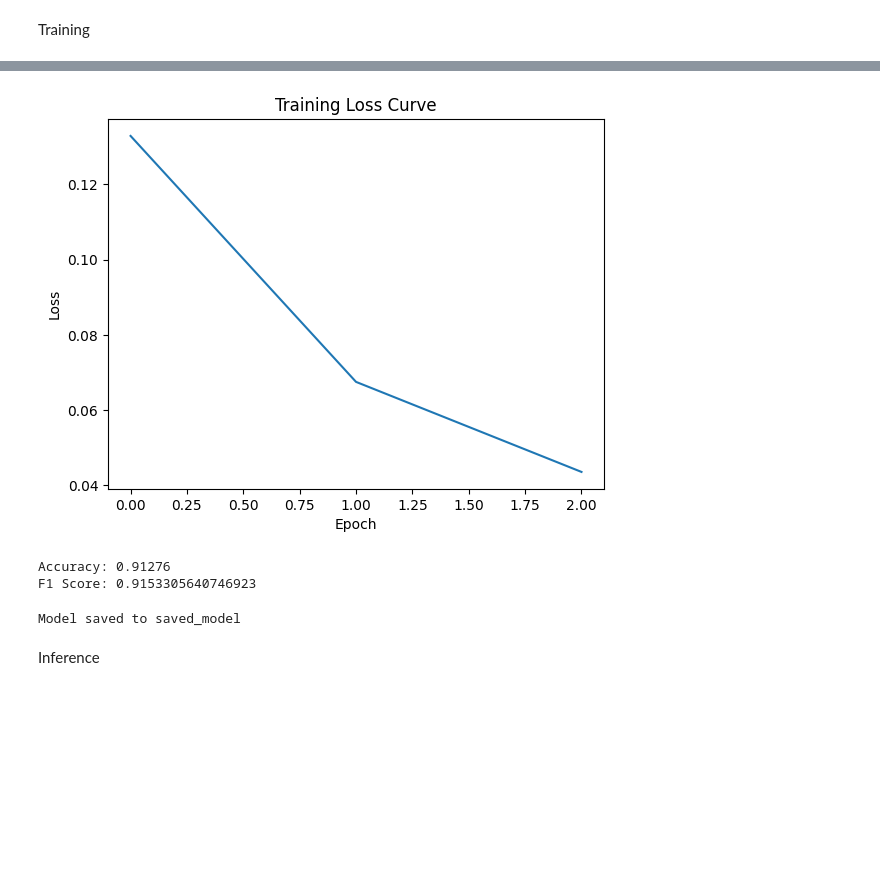
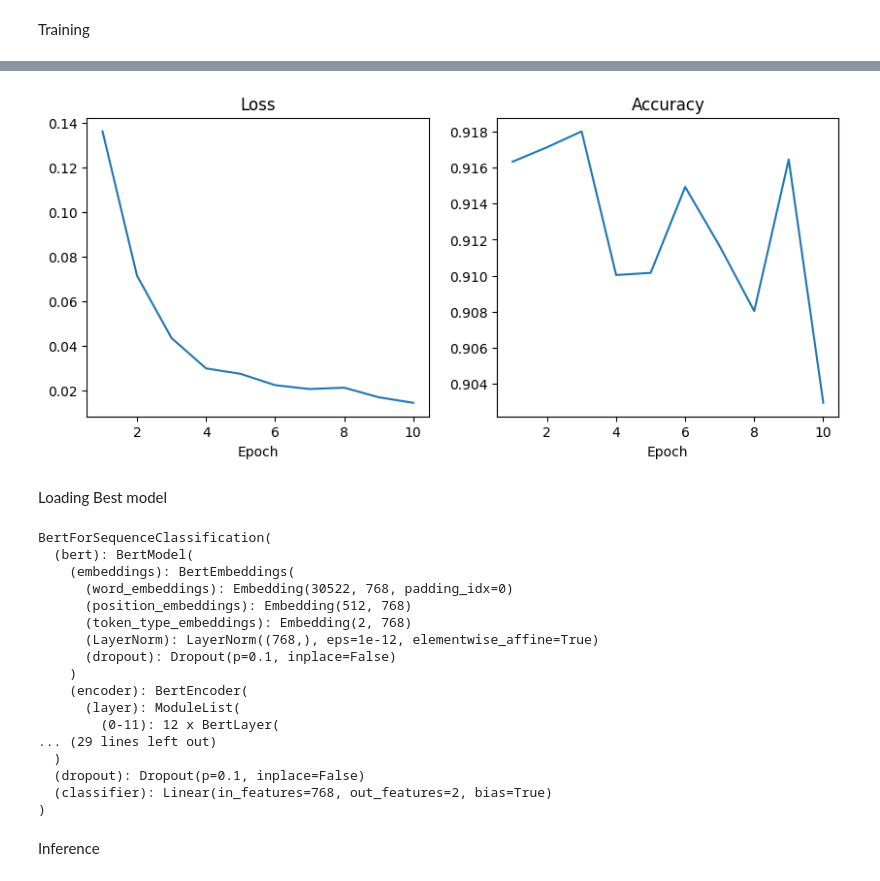
Before and after one commit to vikas-gp/Sentiment-Classifier, a Jupyter notebook: model.ipynb, the cells around one changed output, grey strips where cells are left out. Drawn from its saved outputs; the diff is of its cells as text; code cells hidden in the pictures; blank space fills up the shorter version.

Commit message:
Updated model training

```diff
--- a/model.ipynb
+++ b/model.ipynb
@@ -175,10 +217,22 @@ Epoch 3, Loss: 0.043565980838090185
 # %%
 import matplotlib.pyplot as plt
 
-plt.plot(train_losses)
+epochs = range(1, num_epochs + 1)
+
+plt.figure(figsize=(10,4))
+
+
+plt.subplot(1,2,1)
+plt.plot(epochs, train_losses)
+plt.title("Loss")
 plt.xlabel("Epoch")
-plt.ylabel("Loss")
-plt.title("Training Loss Curve")
+
+
+plt.subplot(1,2,2)
+plt.plot(epochs, val_accuracies)
+plt.title("Accuracy")
+plt.xlabel("Epoch")
+
 plt.show()
 # %% [output]
-[figure, old version]
+[figure, new version]
@@ -205,21 +239,29 @@ with torch.no_grad():
-# %%
-from sklearn.metrics import accuracy_score, f1_score
-
-print("Accuracy:", accuracy_score(true_labels, preds))
-print("F1 Score:", f1_score(true_labels, preds))
-# %% [output]
-Accuracy: 0.91276
-F1 Score: 0.9153305640746923
-# %%
-save_path = "saved_model"
-
-model.save_pretrained(save_path)
-
-tokenizer.save_pretrained(save_path)
-
-print(f"Model saved to {save_path}")
-# %% [output]
-Model saved to saved_model
+# %% [markdown]
+Loading Best model
+# %%
+model = BertForSequenceClassification.from_pretrained("best_model")
+tokenizer = BertTokenizer.from_pretrained("best_model")
+
+model.to(device)
+model.eval()
+# %% [output]
+BertForSequenceClassification(
+  (bert): BertModel(
+    (embeddings): BertEmbeddings(
+      (word_embeddings): Embedding(30522, 768, padding_idx=0)
+      (position_embeddings): Embedding(512, 768)
+      (token_type_embeddings): Embedding(2, 768)
+      (LayerNorm): LayerNorm((768,), eps=1e-12, elementwise_affine=True)
+      (dropout): Dropout(p=0.1, inplace=False)
+    )
+    (encoder): BertEncoder(
+      (layer): ModuleList(
+        (0-11): 12 x BertLayer(
+... (29 lines left out)
+  )
+  (dropout): Dropout(p=0.1, inplace=False)
+  (classifier): Linear(in_features=768, out_features=2, bias=True)
+)
 # %% [markdown]
 Inference
 # %%
```
Also changed, not shown: parts of 5 cells of this notebook, 1 other file.
